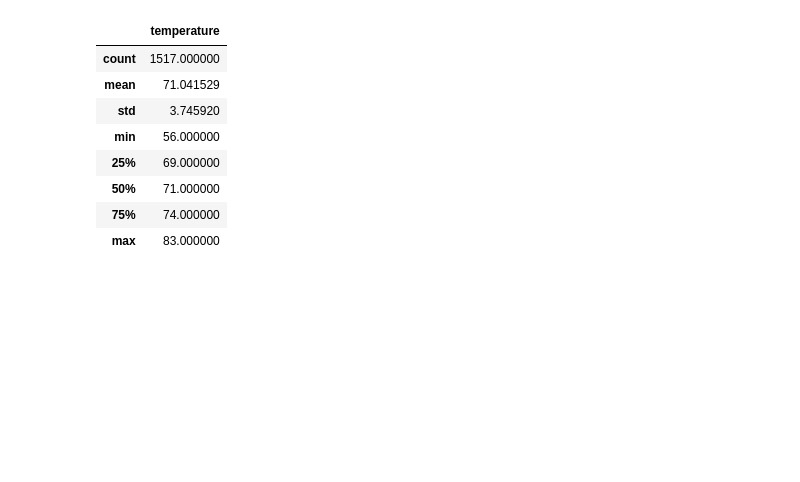
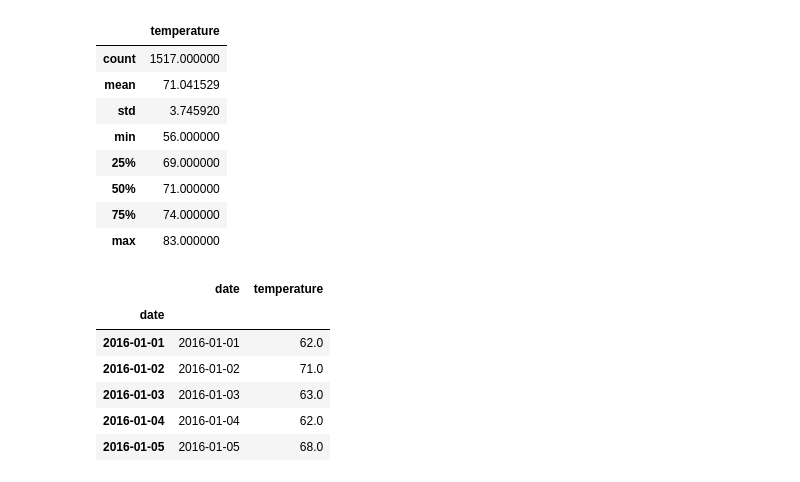
Before and after one commit to jquindiagan/surfs_up, a Jupyter notebook: SurfsUp_Challenge.ipynb, the cells around one changed output. Saved outputs shown, nothing was run; the diff lists cells and outputs as text; code cells hidden in the pictures; blank space fills up the shorter version.

```diff
--- a/SurfsUp_Challenge.ipynb
+++ b/SurfsUp_Challenge.ipynb
@@ -106,3 +113,17 @@ df.describe()
 | 50% | 71.000000 |
 | 75% | 74.000000 |
 | max | 83.000000 |
+# %%
+# Additional queries for deliverable 3
+results = session.query(Measurement.date, Measurement.tobs).filter(extract('year',Measurement.date) == 2016).all()
+df = pd.DataFrame(results, columns=['date','temperature'])
+df.set_index(df['date'], inplace=True)
+df.head()
+# %% [output]
+|  | date | temperature |
+| date |  |  |
+| 2016-01-01 | 2016-01-01 | 62.0 |
+| 2016-01-02 | 2016-01-02 | 71.0 |
+| 2016-01-03 | 2016-01-03 | 63.0 |
+| 2016-01-04 | 2016-01-04 | 62.0 |
+| 2016-01-05 | 2016-01-05 | 68.0 |
```
Also changed, not shown: parts of 5 cells of this notebook, 4 other files.
